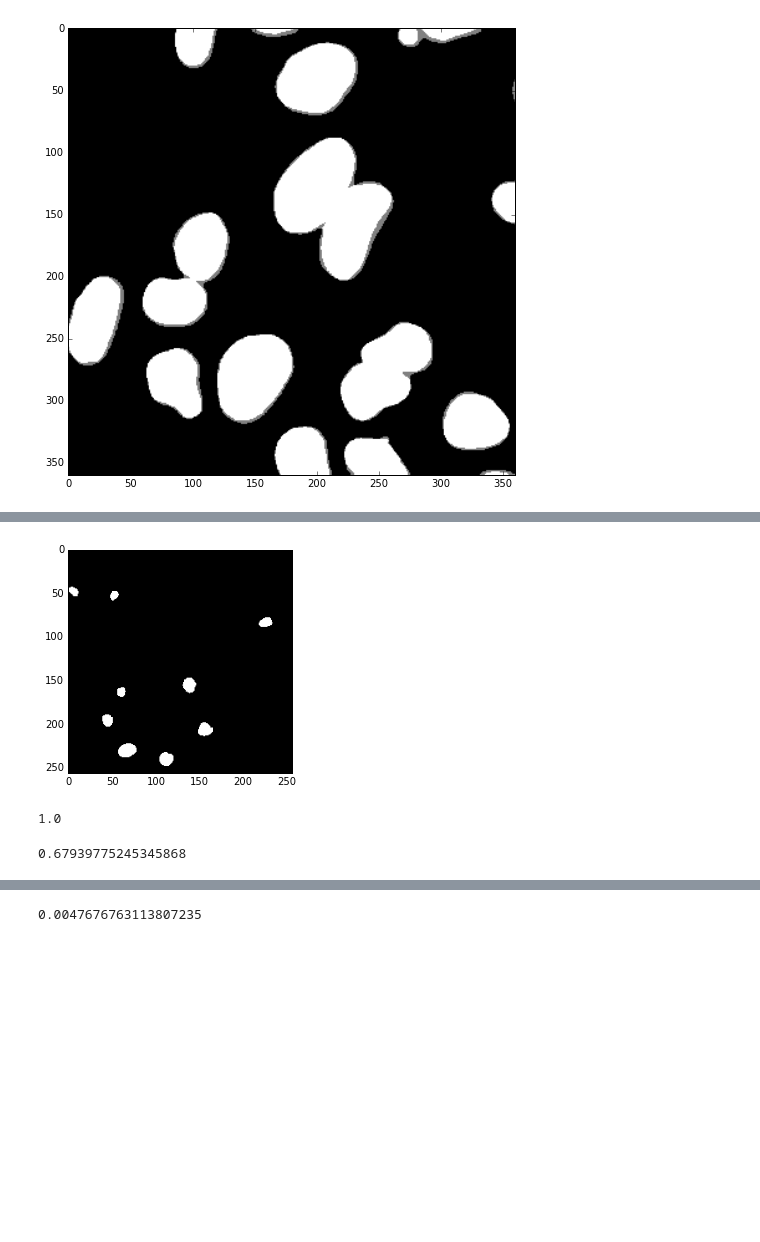
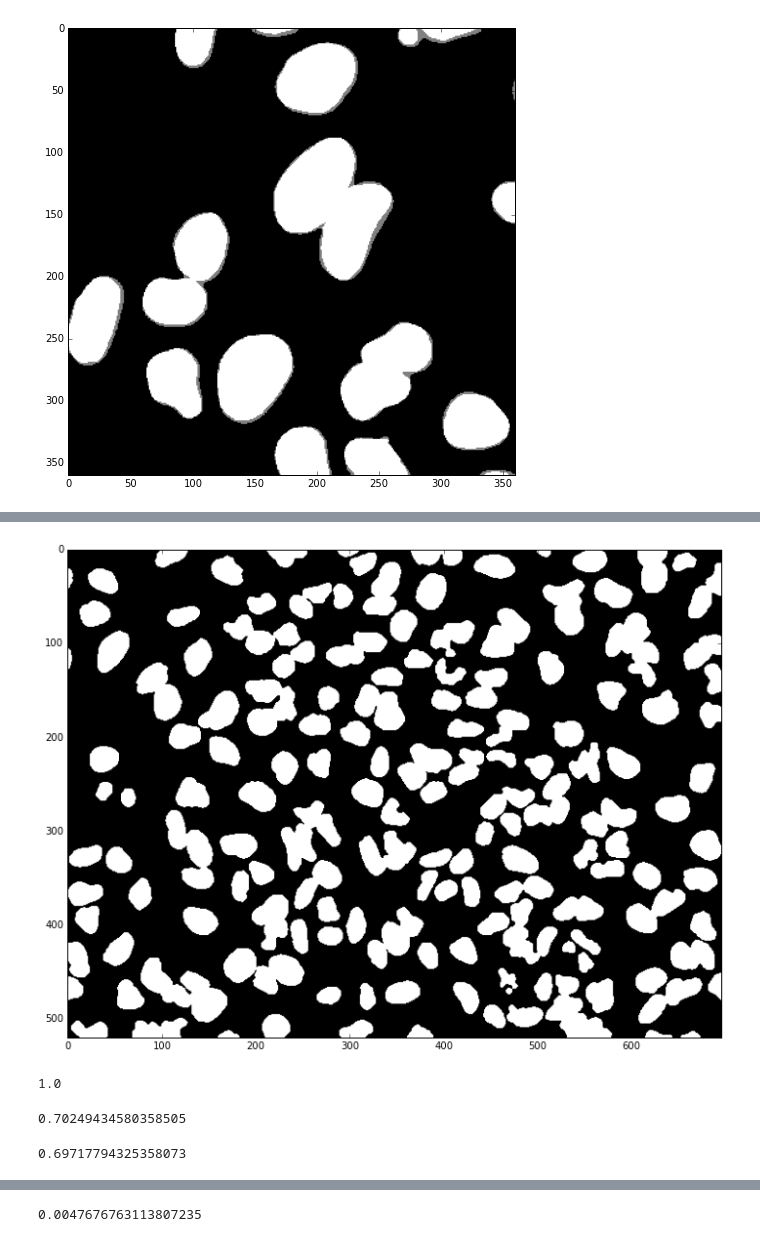
Before and after one commit to rykachevskiy/ds_bowl_2018, a Jupyter notebook: notebooks/Unet.ipynb, the cells around one changed output, grey strips where cells are left out. Saved outputs shown, nothing was run; the diff lists cells and outputs as text; code cells hidden in the pictures; blank space fills up the shorter version.

```diff
--- a/notebooks/Unet.ipynb
+++ b/notebooks/Unet.ipynb
@@ -459 +467,3 @@ show(strange>0.5,0)
+# %%
+ind = 1
 # %%
@@ -463,12 +473,16 @@ show(predict(val_data[0][:,:,:1]) > 0.5)
 # %%
-show(val_data[0][:,:,1])
+show(val_data[ind][:,:,1], figsize=(12,12))
 # %% [output]
-[figure, old version]
+[figure, new version]
 # %%
 val_data[0][:,:,0].max()
 # %% [output]
 1.0
+# %%
+validate_simple(val_data[:], predict_flip)
+# %% [output]
+0.70249434580358505
 # %%
-validate_simple(val_data[:10], predict)
+validate_simple(val_data[:], predict)
 # %% [output]
-0.67939775245345868
+0.69717794325358073
```
Also changed, not shown: parts of 65 cells of this notebook.
